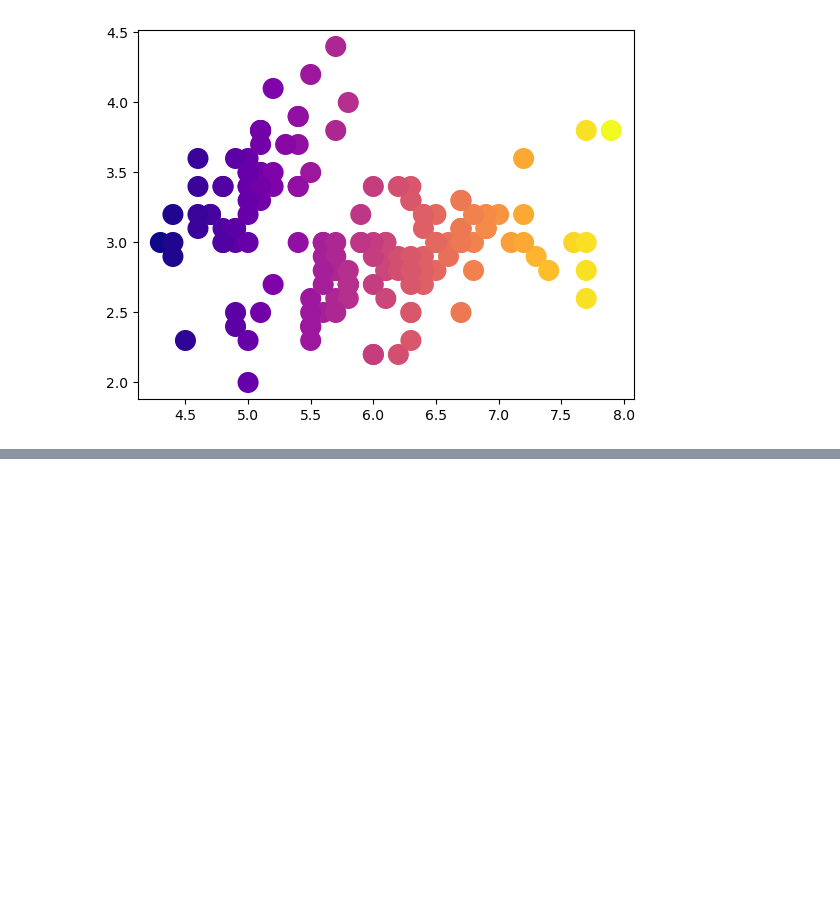
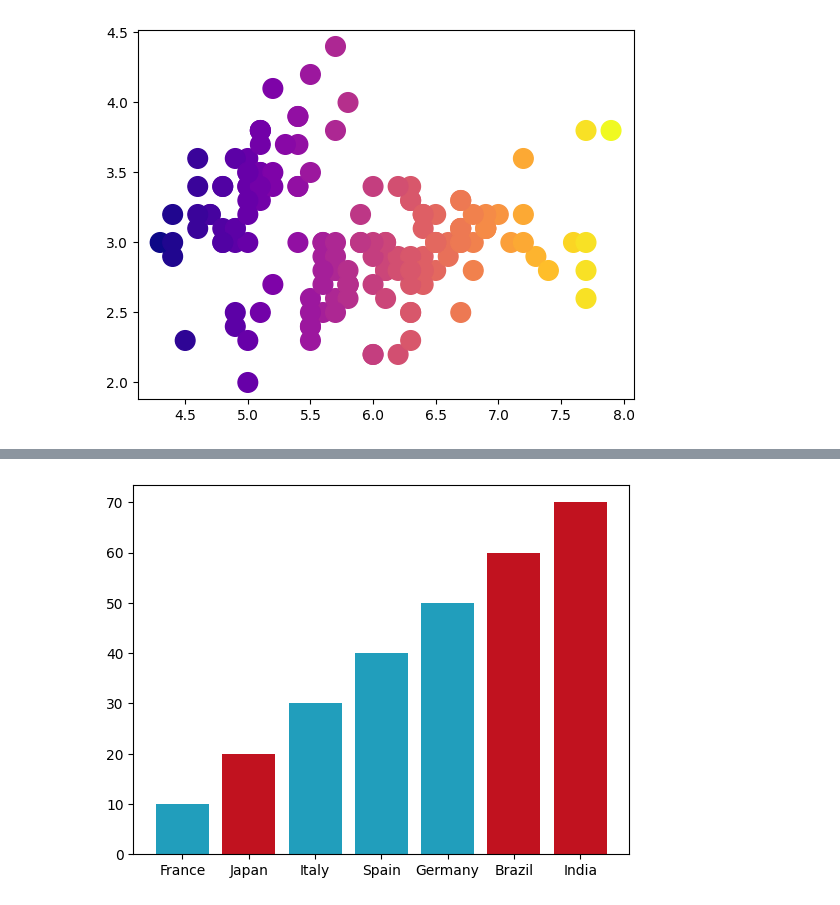
Before and after one commit to tdoan123/data-learning-journey, a Jupyter notebook: Python/MatplotlibJourney/size_shape_opacity_colors.ipynb, the cells around one changed output, grey strips where cells are left out. Drawn from its saved outputs; the diff is of its cells as text; code cells hidden in the pictures; blank space fills up the shorter version.

```diff
--- a/Python/MatplotlibJourney/size_shape_opacity_colors.ipynb
+++ b/Python/MatplotlibJourney/size_shape_opacity_colors.ipynb
@@ -435,0 +461,24 @@ plt.show()
+# %%
+# Exercise: Barplot with different colors -> set colors programmatically
+
+x = [10, 20, 30, 40, 50, 60, 70]
+labels = [   "France", "Japan", "Italy", "Spain",
+   "Germany", "Brazil", "India"]
+
+continents =   [ "Europe", "Asia", "Europe", "Europe",
+   "Europe", "South America", "Asia"
+]
+
+blue = "#219ebc"
+red = "#c1121f"
+colors = [blue if continent == "Europe" else red for continent in continents]
+fig, ax = plt.subplots()
+ax.bar(
+    labels,
+    x,
+    color=colors
+)
+
+plt.show()
+# %% [output]
+[figure, added]
```
Also changed, not shown: parts of 51 cells of this notebook, 1 other file.
